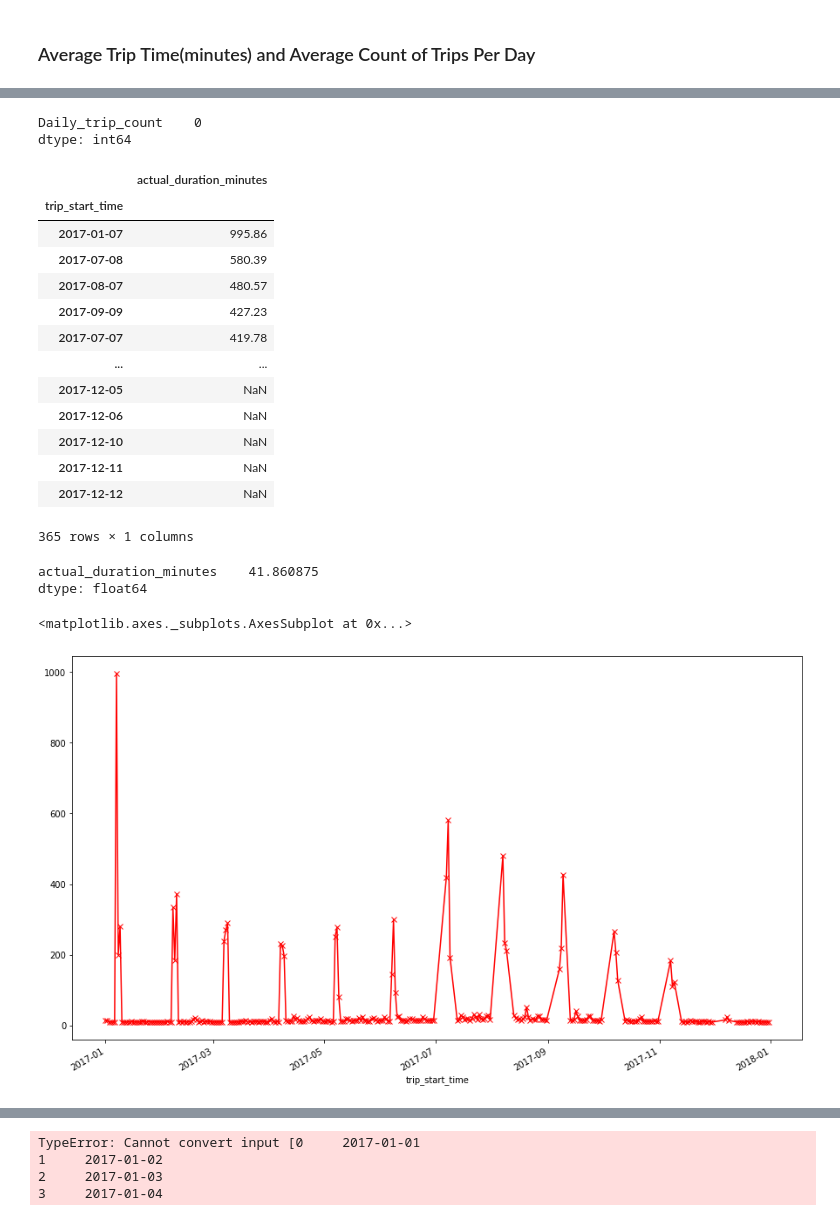
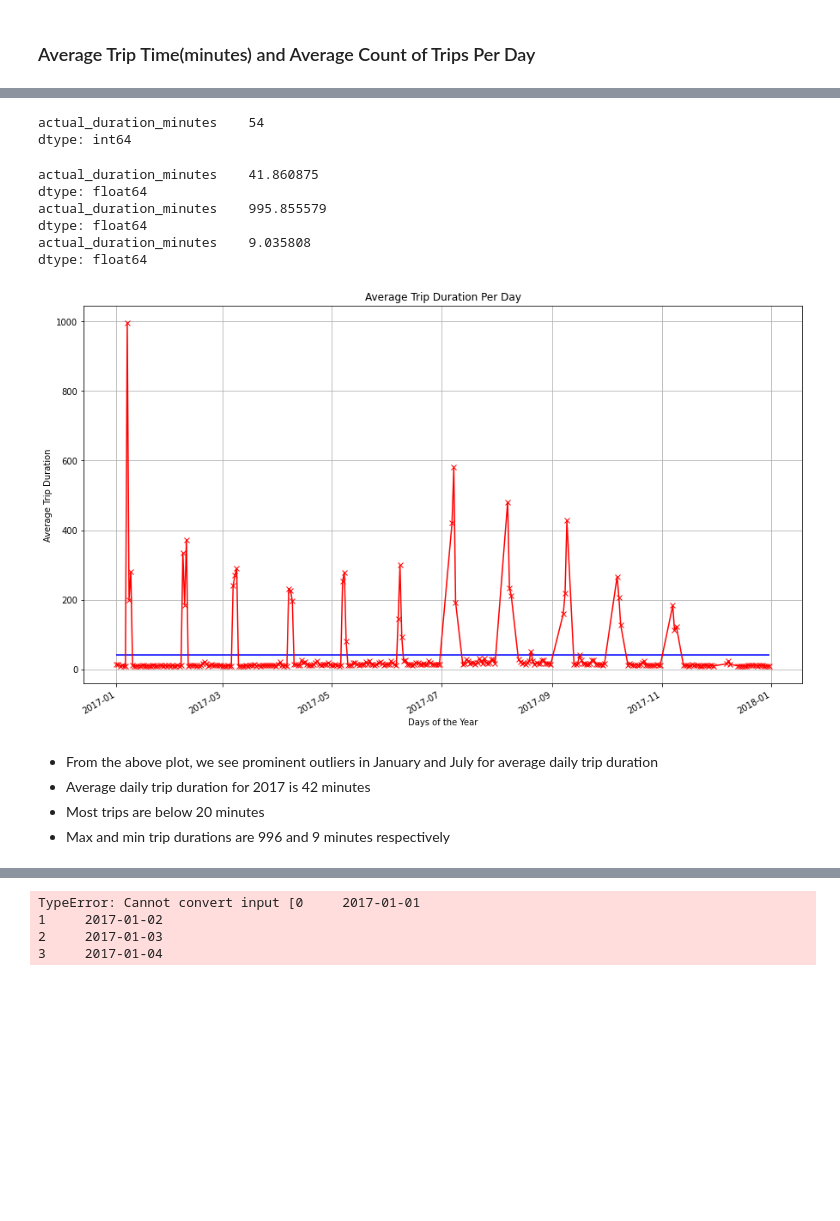
Before and after one commit to PrinceDuru/Operations_Analysis, a Jupyter notebook: Toronto_Bike_Share_Data_Analysis_Code.ipynb, the cells around one changed output, grey strips where cells are left out. Cells and saved outputs as stored; diff of their text form; code cells hidden in the pictures; blank space fills up the shorter version.

```diff
--- a/Toronto_Bike_Share_Data_Analysis_Code.ipynb
+++ b/Toronto_Bike_Share_Data_Analysis_Code.ipynb
@@ -477 +496,36 @@ av_trip_time = df_2.resample('D', on='trip_start_time').mean().drop(columns=['tr
+# %%
+av_trip_time.isna().sum() # How many rows of NANs -- 54
+# %% [output]
+actual_duration_minutes    54
+dtype: int64
+# %%
+av_trip_time=av_trip_time.dropna()  # 311 rows retained, 54 rows dropped
+# %%
+# Average Daily Trip Time in Minutes is 42 mins
+print(av_trip_time.mean())
+print(av_trip_time.max())
+print(av_trip_time.min())
+# %% [output]
+actual_duration_minutes    41.860875
+dtype: float64
+actual_duration_minutes    995.855579
+dtype: float64
+actual_duration_minutes    9.035808
+dtype: float64
+# %%
+# Line Plot
+
+av_trip_time['actual_duration_minutes'].plot(kind='line', figsize=(15,9), marker='x', color='red')
+plt.hlines(y=av_trip_time.mean(),xmin='2017-01-01',xmax='2017-12-31', color='b')
+plt.title('Average Trip Duration Per Day')
+plt.ylabel('Average Trip Duration')
+plt.xlabel('Days of the Year')
+plt.grid()
+# %% [output]
+[figure, added]
+# %% [markdown]
+* From the above plot, we see prominent outliers in January and July for average daily trip duration
+* Average daily trip duration for 2017 is 42 minutes
+* Most trips are below 20 minutes
+* Max and min trip durations are 996 and 9 minutes respectively
 # %%
@@ -478,25 +534,3 @@ av_trip_time = df_2.resample('D', on='trip_start_time').mean().drop(columns=['tr
 daily_trip_count=df_2.resample('D', on=
                                'trip_start_time').count()[[
                                 'trip_id']].rename(columns={'trip_id':'Daily_trip_count'})
-# %%
-daily_trip_count.isna().sum()
-# %% [output]
-Daily_trip_count    0
-dtype: int64
-# %%
-av_trip_time.sort_values(by='actual_duration_minutes', ascending=False).round(2)
-# %% [output]
-|  | actual_duration_minutes |
-| trip_start_time |  |
-| 2017-01-07 | 995.86 |
-| 2017-07-08 | 580.39 |
-| 2017-08-07 | 480.57 |
-| 2017-09-09 | 427.23 |
-| 2017-07-07 | 419.78 |
-| ... | ... |
-| 2017-12-05 | NaN |
-| 2017-12-06 | NaN |
-| 2017-12-10 | NaN |
-| 2017-12-11 | NaN |
-| 2017-12-12 | NaN |
-365 rows × 1 columns
@@ -505,10 +536,0 @@ av_tr=av_tr.dropna()  # 311 rows retained, 51 rows dropped
-# %%
-av_tr.mean()
-# %% [output]
-actual_duration_minutes    41.860875
-dtype: float64
-# %%
-av_tr['actual_duration_minutes'].plot(kind='line', figsize=(15,9), marker='x', color='red')
-# %% [output]
-<matplotlib.axes._subplots.AxesSubplot at 0x...>
-[figure, removed]
```
Also changed, not shown: parts of 9 cells of this notebook.
